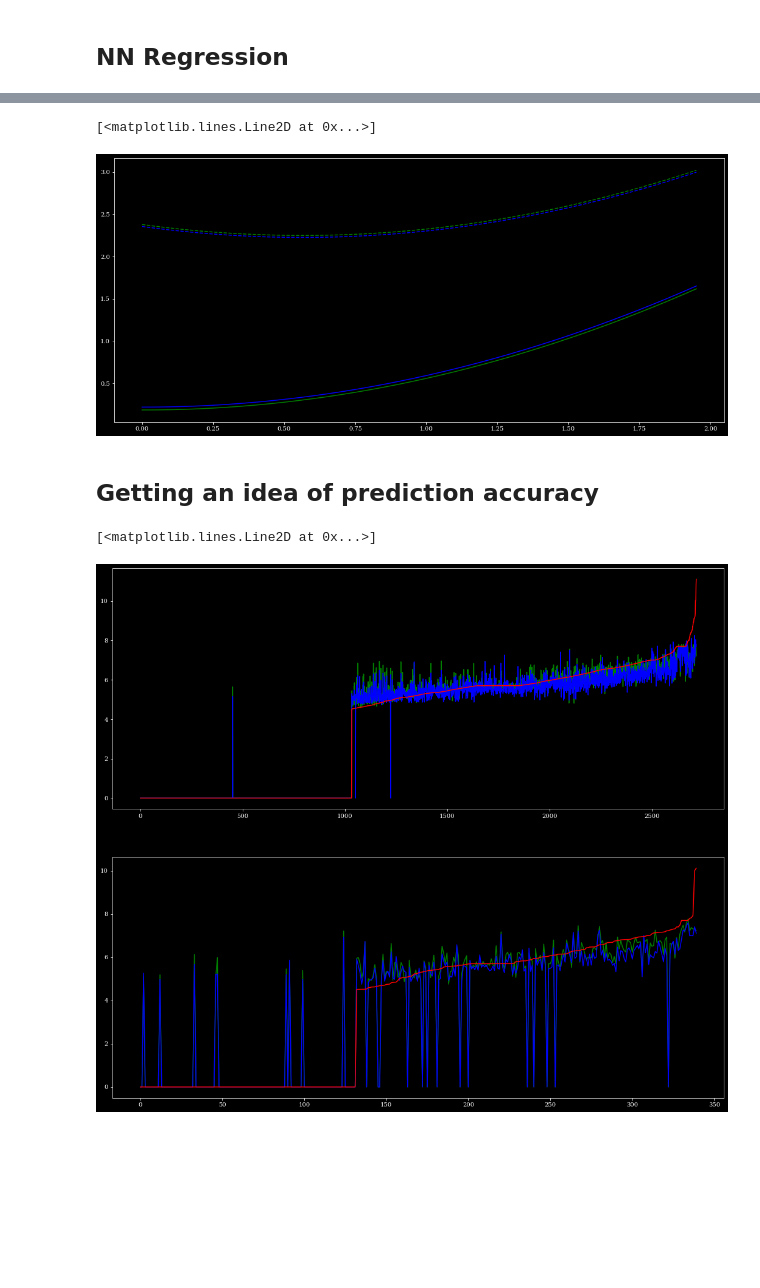
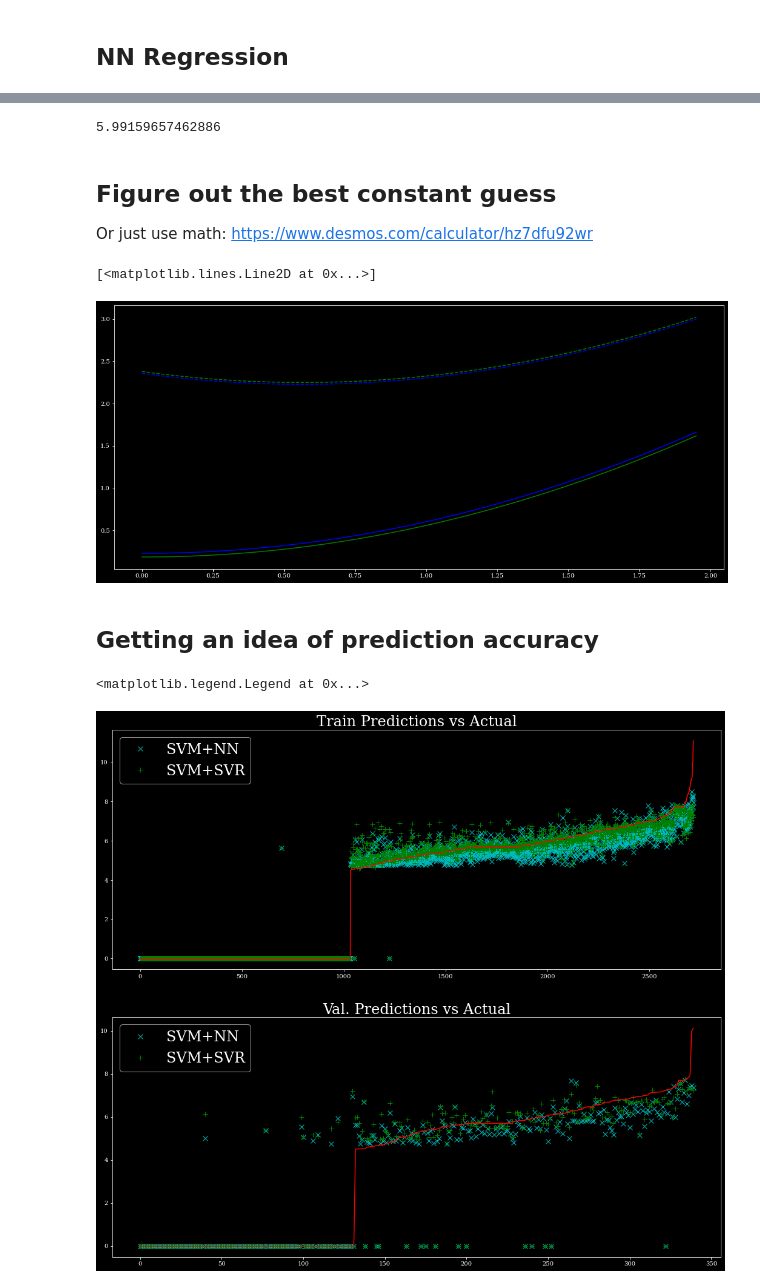
Before and after one commit to timothylindsey/Biola-Lawrence-Livermore-Project, a Jupyter notebook: Code/Regression Models (SVM and NN).ipynb, the cells around one changed output, grey strips where cells are left out. Drawn from its saved outputs; the diff is of its cells as text; code cells hidden in the pictures; blank space fills up the shorter version.

```diff
--- a/Code/Regression Models (SVM and NN).ipynb
+++ b/Code/Regression Models (SVM and NN).ipynb
@@ -182,6 +203,8 @@ nnRegr = tf.keras.models.Sequential([
         tf.keras.layers.Dense(inputDim, activation='relu', kernel_regularizer = l1Reg),
         tf.keras.layers.Dense(250, activation='relu', kernel_regularizer = l1Reg),
         tf.keras.layers.Dense(350, activation='relu', kernel_regularizer = l1Reg),
+        tf.keras.layers.Dense(400, activation='relu', kernel_regularizer = l1Reg),
+        tf.keras.layers.Dense(300, activation='relu', kernel_regularizer = l1Reg),
         tf.keras.layers.Dense(250, activation='relu', kernel_regularizer = l1Reg),
         tf.keras.layers.Dense(150, activation='relu', kernel_regularizer = l1Reg),
         tf.keras.layers.Dense(50, activation='relu', kernel_regularizer = l1Reg),
@@ -193,5 +216,5 @@ nnRegr.compile(optimizer=optimizer, loss='mean_squared_error', metrics=['MeanSqu
 highActMask = trainClass == 1 #all the high activity data points
 
 history = nnRegr.fit(trainData[highActMask], activitiesTrain[highActMask],
-    epochs=50, batch_size=10, verbose = 1) #verbose = 0 for no printing
+    epochs=50, batch_size=5, verbose = 1) #verbose = 0 for no printing
 # %% [output]
@@ -255,3 +281,10 @@ Eval Error:  2.2256534042055542
+# %%
+print(np.mean(activitiesTrain[activitiesTrain > 4]))
+# %% [output]
+5.99159657462886
+# %% [markdown]
+## Figure out the best constant guess
+Or just use math: https://www.desmos.com/calculator/hz7dfu92wr
 # %%
 zGuesses = np.arange(0,2,.05)
 trainErrorS = [] #SVM regr
@@ -277,29 +310,34 @@ ax.plot(zGuesses, trainErrorN, color="blue")
 ax.plot(zGuesses, valErrorN, color="blue", linestyle="dashed")
 # %% [output]
 [<matplotlib.lines.Line2D at 0x...>]
-[figure, old version]
+[figure, new version]
 # %% [markdown]
 ## Getting an idea of prediction accuracy
 # %%
 zGuess = 0
 trainPred = evalData(trainData, binModel, regModel, zeroGuess=zGuess)
 valPred = evalData(valData, binModel, regModel, zeroGuess=zGuess)
 #testPred = evalData(testData, binModel, regModel)
 
 trainPred2 = evalData2(trainData, binModel, nnRegr, zeroGuess=zGuess)
 valPred2 = evalData2(valData, binModel, nnRegr, zeroGuess=zGuess)
 
 fig, ax = plt.subplots(2, figsize=(18,16))
 
 trainOrder = np.argsort(activitiesTrain)
 valOrder = np.argsort(activitiesValidate)
-ax[0].plot(trainPred[trainOrder], color="green")
-ax[0].plot(trainPred2[trainOrder], color="blue")
+ax[0].plot(trainPred2[trainOrder], "cx", ms=8, label="SVM+NN")
+ax[0].plot(trainPred[trainOrder], "g+", ms=8, label="SVM+SVR")
 ax[0].plot(activitiesTrain[trainOrder], color="red")
 
-ax[1].plot(valPred[valOrder], color="green")
-ax[1].plot(valPred2[valOrder], color="blue")
+ax[1].plot(valPred2[valOrder], "cx", ms=8, label="SVM+NN")
+ax[1].plot(valPred[valOrder], "g+", ms=8, label="SVM+SVR")
 ax[1].plot(activitiesValidate[valOrder], color="red")
+
+ax[0].set_title("Train Predictions vs Actual", fontsize=24)
+ax[1].set_title("Val. Predictions vs Actual", fontsize=24)
+ax[0].legend(fontsize=24)
+ax[1].legend(fontsize=24)
 # %% [output]
-[<matplotlib.lines.Line2D at 0x...>]
+<matplotlib.legend.Legend at 0x...>
-[figure, old version]
+[figure, new version]
```
Also changed, not shown: parts of 12 cells of this notebook, 1 other file.
